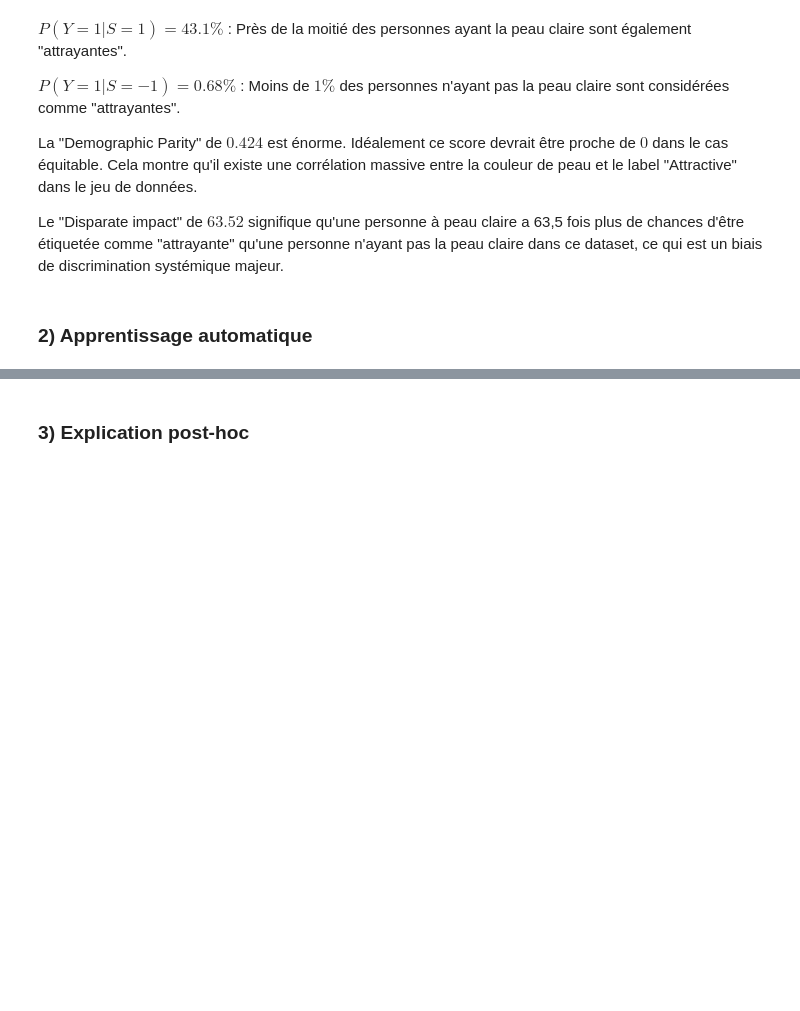
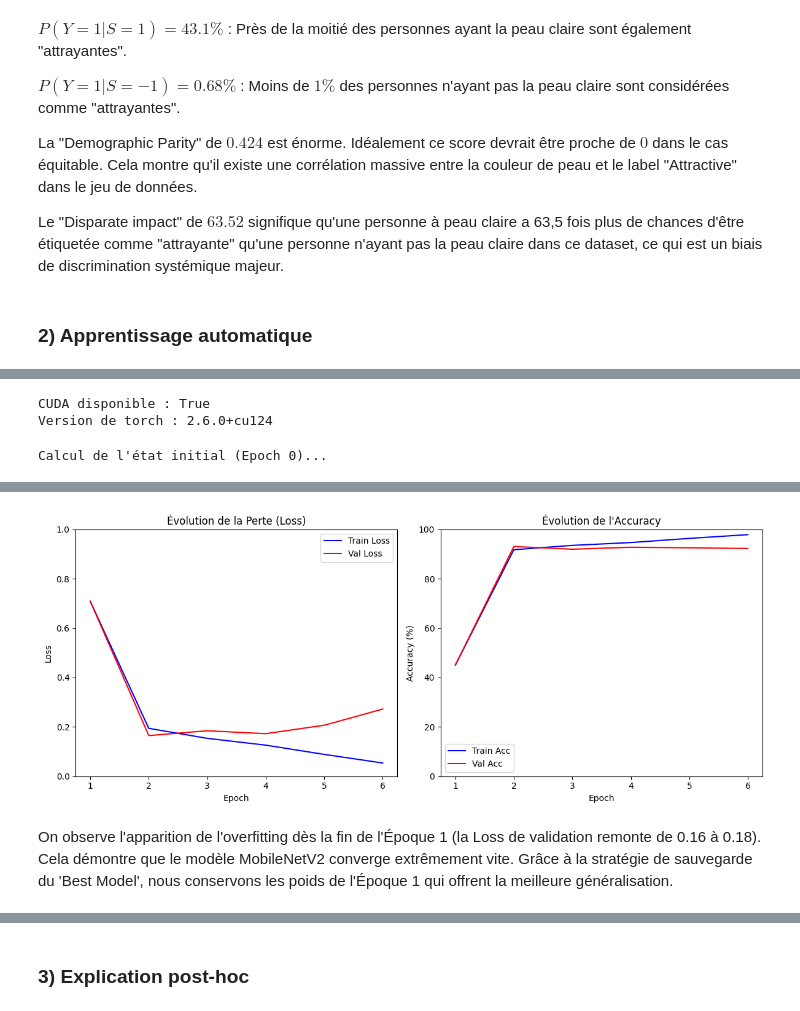
Before and after one commit to Nicolas2412/project-rexai, a Jupyter notebook: project.ipynb, the cells around one changed output, grey strips where cells are left out. Drawn from its saved outputs; the diff is of its cells as text; code cells hidden in the pictures; blank space fills up the shorter version.

Commit message:
finished first version for part2 with images

```diff
--- a/project.ipynb
+++ b/project.ipynb
@@ -571,0 +717,13 @@ Le "Disparate impact" de $63.52$ signifique qu'une personne à peau claire a 63,
+# %%
+import torch
+print(f"CUDA disponible : {torch.cuda.is_available()}")
+print(f"Version de torch : {torch.__version__}")
+# %% [output]
+CUDA disponible : True
+Version de torch : 2.6.0+cu124
+# %%
+import torch.optim as optim
+# Fonction de perte standard pour la classification
+criterion = nn.CrossEntropyLoss()
+# On n'optimise que les couches qu'on a pas gelé
+optimizer = torch.optim.Adam(filter(lambda p: p.requires_grad, model.parameters()), lr=0.0001)
@@ -571,0 +822,38 @@ Le "Disparate impact" de $63.52$ signifique qu'une personne à peau claire a 63,
+# %%
+import matplotlib.pyplot as plt
+def plot_history(history):
+    epochs = range(1, len(history['train_loss']) + 1)
+
+    plt.figure(figsize=(12, 5))
+
+    # Graphe de la Loss
+    plt.subplot(1, 2, 1)
+    plt.plot(epochs, history['train_loss'], 'b-', label='Train Loss')
+    plt.plot(epochs, history['val_loss'], 'r-', label='Val Loss')
+    plt.title('Évolution de la Perte (Loss)')
+    plt.xlabel('Epoch')
+    plt.ylabel('Loss')
+    plt.ylim(0,1)
+    plt.legend()
+
+    # Graphe de l'Accuracy
+    plt.subplot(1, 2, 2)
+    plt.plot(epochs, history['train_acc'], 'b-', label='Train Acc')
+    plt.plot(epochs, history['val_acc'], 'r-', label='Val Acc')
+    plt.title('Évolution de l\'Accuracy')
+    plt.xlabel('Epoch')
+    plt.ylabel('Accuracy (%)')
+    plt.ylim(0,100)
+
+    plt.legend()
+
+    plt.tight_layout()
+    plt.show()
+# %%
+history = train_model(model, train_loader, valid_loader, criterion, optimizer, num_epochs=5)
+#This will also save a checkpoint for the best model validation accuracy
+torch.save(model.state_dict(), 'mobilenet_celeba_smiling.pth')
+print("Saved final model.")
+plot_history(history)
+# %% [output]
+Calcul de l'état initial (Epoch 0)...
@@ -571,0 +868,3 @@ Le "Disparate impact" de $63.52$ signifique qu'une personne à peau claire a 63,
+[figure, added]
+# %% [markdown]
+On observe l'apparition de l'overfitting dès la fin de l'Époque 1 (la Loss de validation remonte de 0.16 à 0.18). Cela démontre que le modèle MobileNetV2 converge extrêmement vite. Grâce à la stratégie de sauvegarde du 'Best Model', nous conservons les poids de l'Époque 1 qui offrent la meilleure généralisation.
```
Also changed, not shown: parts of 29 cells of this notebook, 1 other file.
